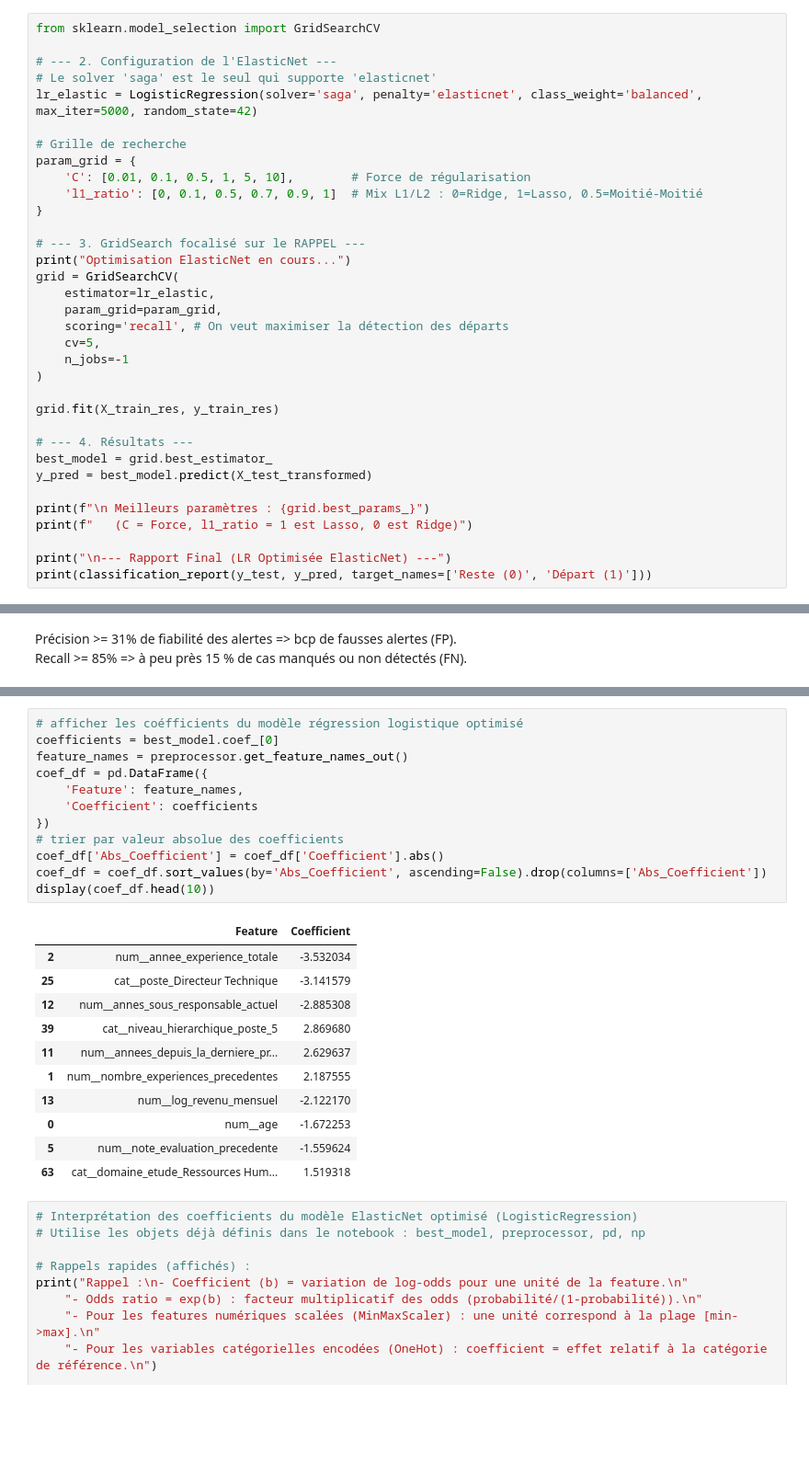
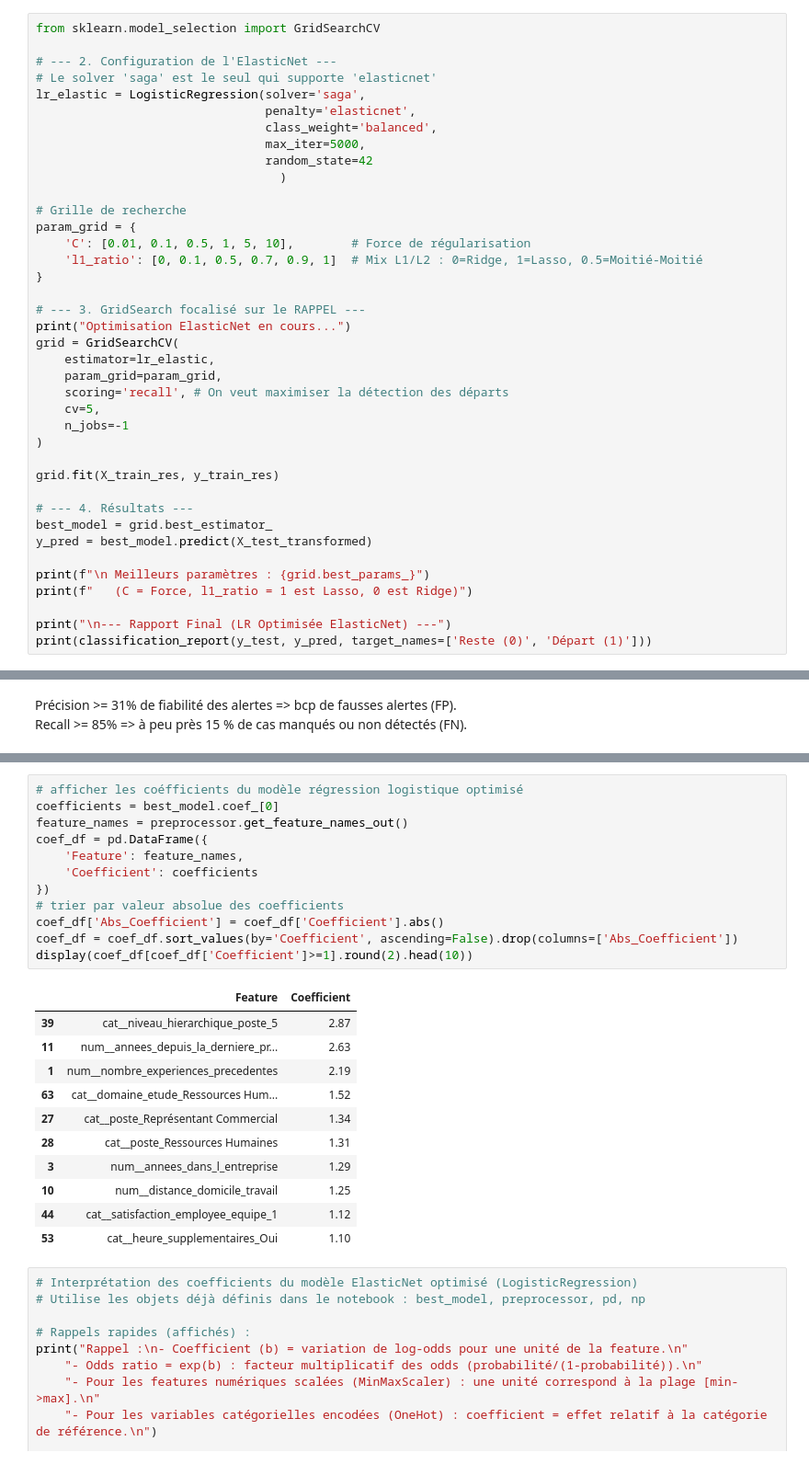
Before and after one commit to AIEngOc2025/Projet4, a Jupyter notebook: Developpement/classification_informations.ipynb, the cells around one changed output, grey strips where cells are left out. Shown at 92% size. Cells and saved outputs as stored; diff of their text form; blank space fills up the shorter version.

```diff
--- a/Developpement/classification_informations.ipynb
+++ b/Developpement/classification_informations.ipynb
@@ -746,7 +738,12 @@ from sklearn.model_selection import GridSearchCV
 
 # --- 2. Configuration de l'ElasticNet ---
 # Le solver 'saga' est le seul qui supporte 'elasticnet'
-lr_elastic = LogisticRegression(solver='saga', penalty='elasticnet', class_weight='balanced', max_iter=5000, random_state=42)
+lr_elastic = LogisticRegression(solver='saga',
+                                penalty='elasticnet',
+                                class_weight='balanced',
+                                max_iter=5000,
+                                random_state=42
+                                  )
 
 # Grille de recherche
 param_grid = {
@@ -881,27 +880,27 @@ Recall >= 85%  => à peu près 15 % de cas manqués ou non détectés (FN).
 # %%
 # afficher les coéfficients du modèle régression logistique optimisé
 coefficients = best_model.coef_[0]
 feature_names = preprocessor.get_feature_names_out()
 coef_df = pd.DataFrame({
     'Feature': feature_names,
     'Coefficient': coefficients
 })
 # trier par valeur absolue des coefficients
 coef_df['Abs_Coefficient'] = coef_df['Coefficient'].abs()
-coef_df = coef_df.sort_values(by='Abs_Coefficient', ascending=False).drop(columns=['Abs_Coefficient'])
-display(coef_df.head(10))
+coef_df = coef_df.sort_values(by='Coefficient', ascending=False).drop(columns=['Abs_Coefficient'])
+display(coef_df[coef_df['Coefficient']>=1].round(2).head(10))
 # %% [output]
 |  | Feature | Coefficient |
-| 2 | num__annee_experience_totale | -3.532034 |
-| 25 | cat__poste_Directeur Technique | -3.141579 |
-| 12 | num__annes_sous_responsable_actuel | -2.885308 |
-| 39 | cat__niveau_hierarchique_poste_5 | 2.869680 |
-| 11 | num__annees_depuis_la_derniere_pr... | 2.629637 |
-| 1 | num__nombre_experiences_precedentes | 2.187555 |
-| 13 | num__log_revenu_mensuel | -2.122170 |
-| 0 | num__age | -1.672253 |
-| 5 | num__note_evaluation_precedente | -1.559624 |
-| 63 | cat__domaine_etude_Ressources Hum... | 1.519318 |
+| 39 | cat__niveau_hierarchique_poste_5 | 2.87 |
+| 11 | num__annees_depuis_la_derniere_pr... | 2.63 |
+| 1 | num__nombre_experiences_precedentes | 2.19 |
+| 63 | cat__domaine_etude_Ressources Hum... | 1.52 |
+| 27 | cat__poste_Représentant Commercial | 1.34 |
+| 28 | cat__poste_Ressources Humaines | 1.31 |
+| 3 | num__annees_dans_l_entreprise | 1.29 |
+| 10 | num__distance_domicile_travail | 1.25 |
+| 44 | cat__satisfaction_employee_equipe_1 | 1.12 |
+| 53 | cat__heure_supplementaires_Oui | 1.10 |
 # %%
 # Interprétation des coefficients du modèle ElasticNet optimisé (LogisticRegression)
 # Utilise les objets déjà définis dans le notebook : best_model, preprocessor, pd, np
```
Also changed, not shown: parts of 12 cells of this notebook, 1 other file.
